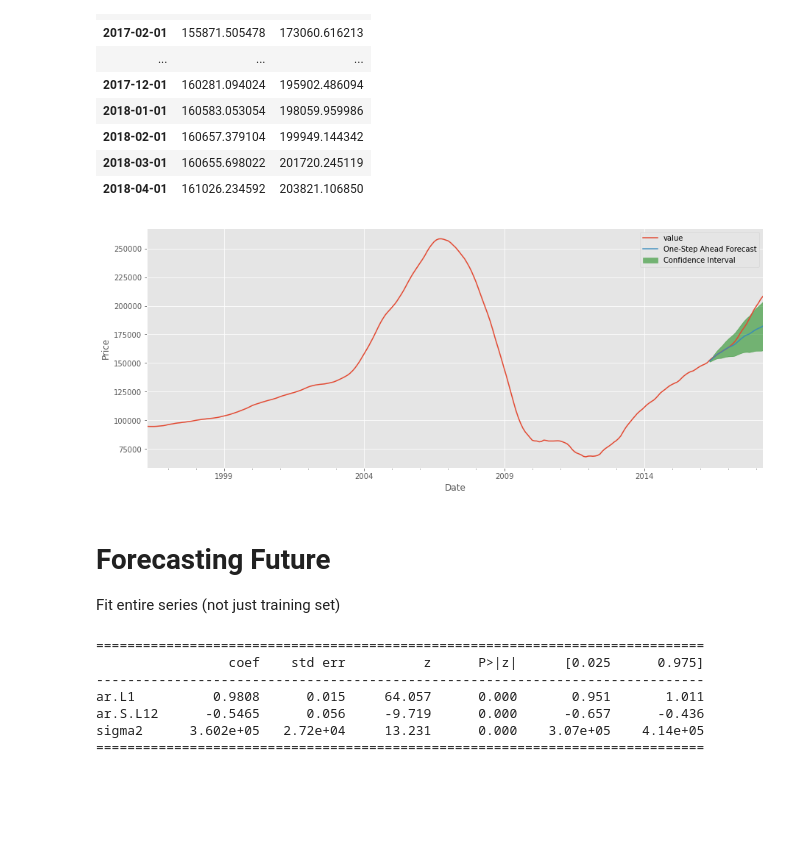
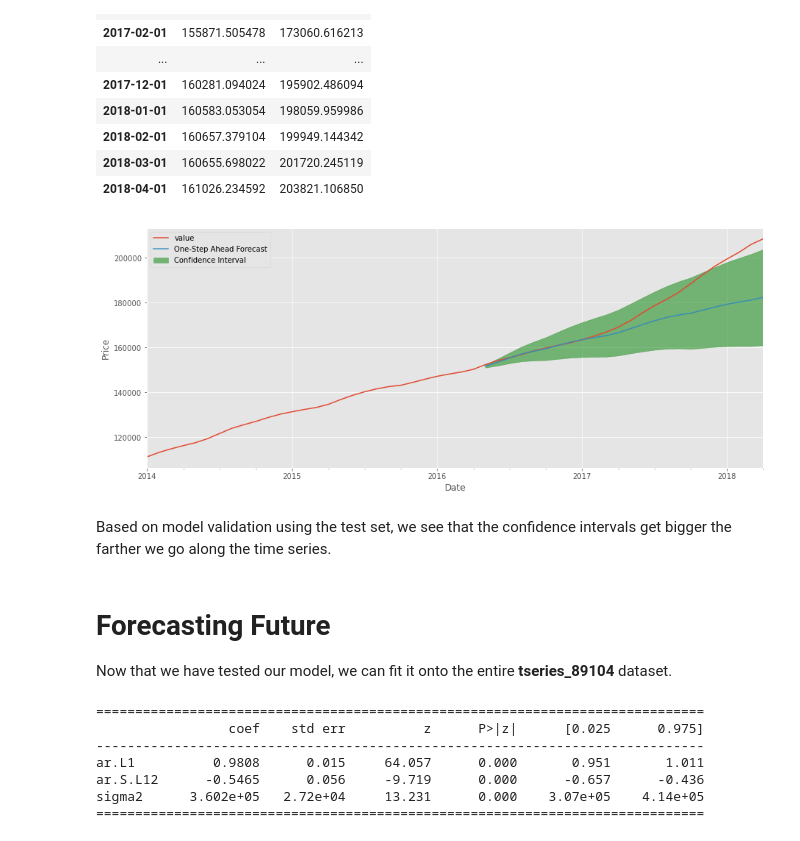
Before and after one commit to jbenedito99/Zipcode-Time-Series-Modeling, a Jupyter notebook: time-series/notebook.ipynb, the cells around one changed output. Cells and saved outputs as stored; diff of their text form; code cells hidden in the pictures; blank space fills up the shorter version.

Commit message:
Experimented with models/forecasting

```diff
--- a/time-series/notebook.ipynb
+++ b/time-series/notebook.ipynb
@@ -849,29 +802,31 @@ pred_conf
 # %%
 # Plot real vs predicted values along with confidence interval
 
 rcParams['figure.figsize'] = 15, 6
 
 # Plot observed values
-ax = tseries_89104.plot(label='observed')
+ax = tseries_89104['2014':].plot(label='observed')
 
 # Plot predicted values
 pred.predicted_mean.plot(ax=ax, label='One-Step Ahead Forecast', alpha=0.9)
 
 # Plot the range for confidence intervals
 ax.fill_between(pred_conf.index,
                 pred_conf.iloc[:, 0],
                 pred_conf.iloc[:, 1], color='g', alpha=0.5, label='Confidence Interval')
 
 # Set axes labels
 ax.set_xlabel('Date')
 ax.set_ylabel('Price')
 plt.legend()
 
 plt.show()
 # %% [output]
-[figure, old version]
+[figure, new version]
-# %% [markdown]
-# Forecasting Future
-
-Fit entire series (not just training set)
+# %% [markdown]
+Based on model validation using the test set, we see that the confidence intervals get bigger the farther we go along the time series.
+# %% [markdown]
+# Forecasting Future
+
+Now that we have tested our model, we can fit it onto the entire <b>tseries_89104</b> dataset.
 # %%
```
Also changed, not shown: parts of 19 cells of this notebook.
